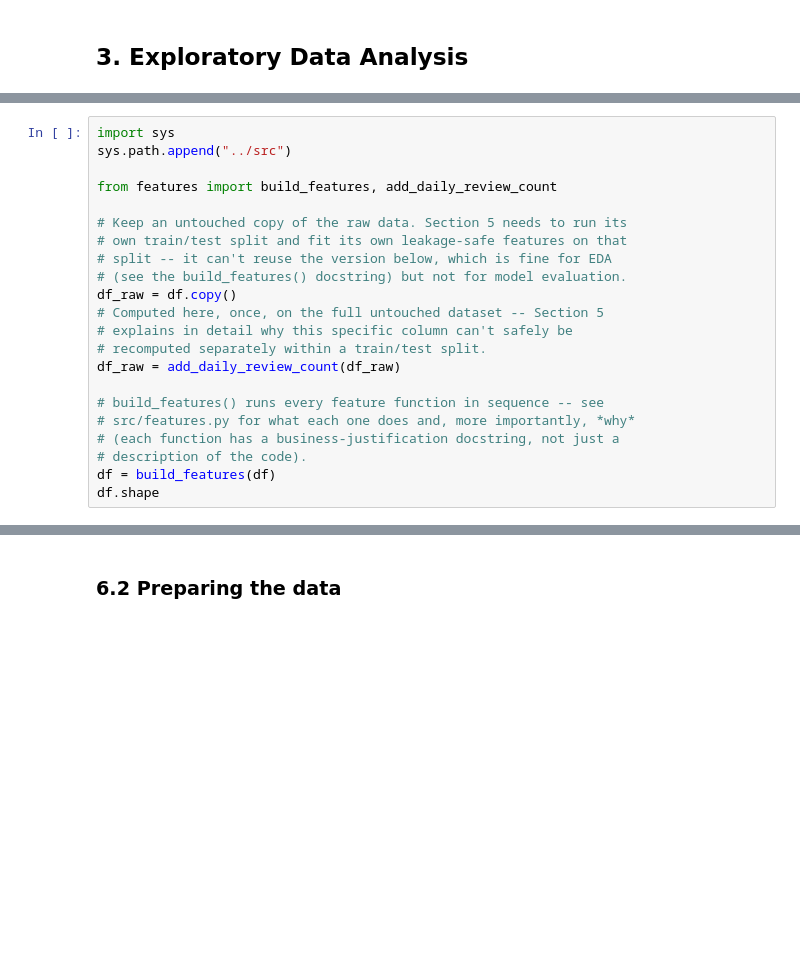
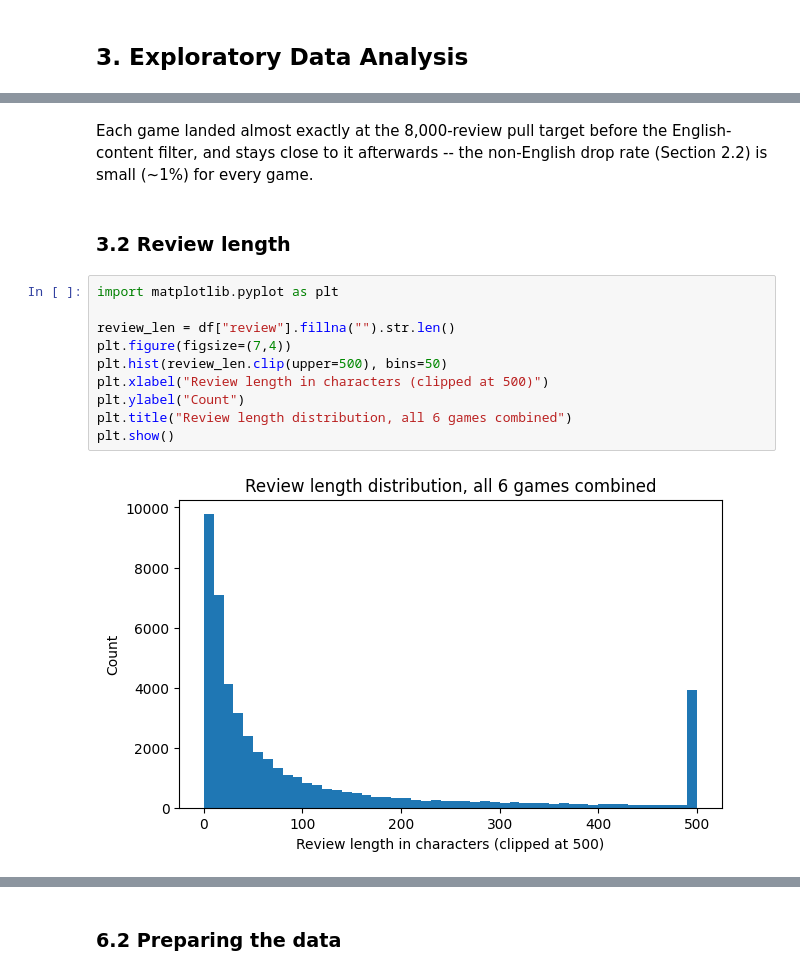
Before and after one commit to brighthikaru/steam-review-filter-and-score, a Jupyter notebook: notebooks/steam_review_filter_and_score.ipynb, the cells around one changed output, grey strips where cells are left out. Drawn from its saved outputs; the diff is of its cells as text; blank space fills up the shorter version.

```diff
--- a/notebooks/steam_review_filter_and_score.ipynb
+++ b/notebooks/steam_review_filter_and_score.ipynb
@@ -245,22 +85,0 @@ The feature logic lives in `src/features.py`, not in these cells. That's a delib
-# %%
-import sys
-sys.path.append("../src")
-
-from features import build_features, add_daily_review_count
-
-# Keep an untouched copy of the raw data. Section 5 needs to run its
-# own train/test split and fit its own leakage-safe features on that
-# split -- it can't reuse the version below, which is fine for EDA
-# (see the build_features() docstring) but not for model evaluation.
-df_raw = df.copy()
-# Computed here, once, on the full untouched dataset -- Section 5
-# explains in detail why this specific column can't safely be
-# recomputed separately within a train/test split.
-df_raw = add_daily_review_count(df_raw)
-
-# build_features() runs every feature function in sequence -- see
-# src/features.py for what each one does and, more importantly, *why*
-# (each function has a business-justification docstring, not just a
-# description of the code).
-df = build_features(df)
-df.shape
@@ -540,0 +99,16 @@ Same leakage principle as Section 5: the TF-IDF vocabulary AND the LSTM's `TextV
+# %% [markdown]
+Each game landed almost exactly at the 8,000-review pull target before the English-content filter, and stays close to it afterwards -- the non-English drop rate (Section 2.2) is small (~1%) for every game.
+# %% [markdown]
+### 3.2 Review length
+# %%
+import matplotlib.pyplot as plt
+
+review_len = df["review"].fillna("").str.len()
+plt.figure(figsize=(7,4))
+plt.hist(review_len.clip(upper=500), bins=50)
+plt.xlabel("Review length in characters (clipped at 500)")
+plt.ylabel("Count")
+plt.title("Review length distribution, all 6 games combined")
+plt.show()
+# %% [output]
+[figure, added]
```
Also changed, not shown: parts of 118 cells of this notebook, 22 other files.
